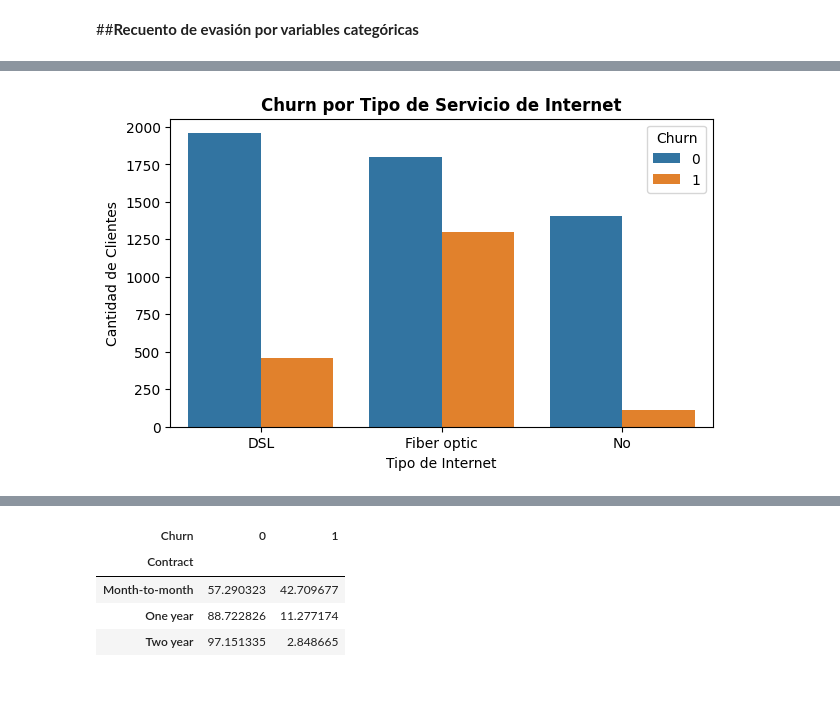
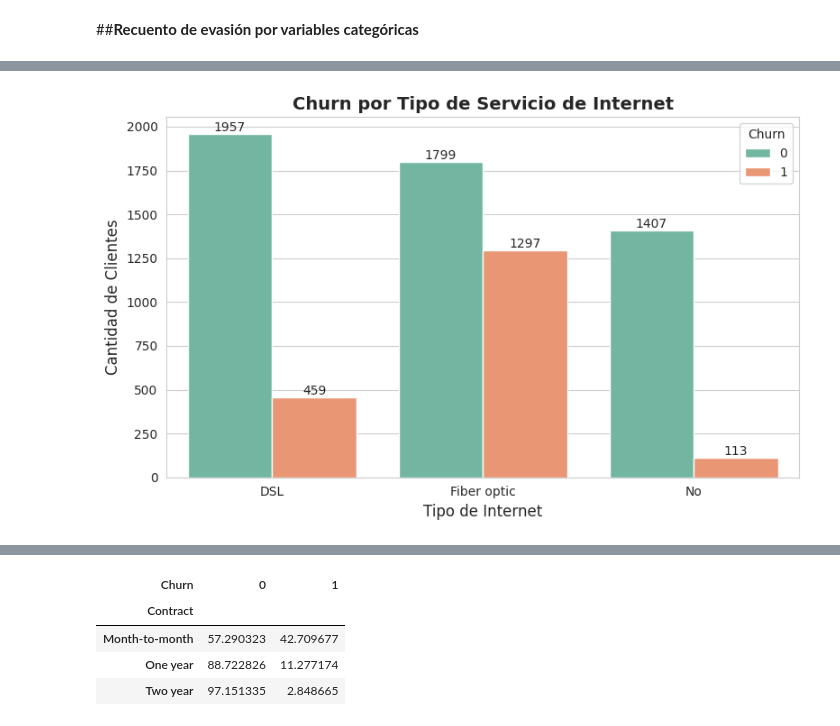
Before and after one commit to NelsiCuevas/Challenge_Telecom_X, a Jupyter notebook: TelecomX_LATAM.ipynb, the cells around one changed output, grey strips where cells are left out. Saved outputs shown, nothing was run; the diff lists cells and outputs as text; code cells hidden in the pictures; blank space fills up the shorter version.

```diff
--- a/TelecomX_LATAM.ipynb
+++ b/TelecomX_LATAM.ipynb
@@ -467,13 +535,31 @@ plt.show()
 # %%
 #Tipo de servicio
-plt.figure(figsize=(7,4))
+plt.figure(figsize=(8,5))
 
-sns.countplot(x="InternetService", hue="Churn", data=df_clientes)
+sns.set_style("whitegrid")
 
-plt.title("Churn por Tipo de Servicio de Internet", fontweight="bold")
-plt.xlabel("Tipo de Internet")
-plt.ylabel("Cantidad de Clientes")
+ax = sns.countplot(
+    x="InternetService",
+    hue="Churn",
+    data=df_clientes,
+    palette="Set2"
+)
+
+plt.title("Churn por Tipo de Servicio de Internet", fontsize=14, fontweight="bold")
+plt.xlabel("Tipo de Internet", fontsize=12)
+plt.ylabel("Cantidad de Clientes", fontsize=12)
+
+# Agregar etiquetas de valores
+for p in ax.patches:
+    height = p.get_height()
+    if height > 0:
+        ax.annotate(f'{int(height)}',
+                    (p.get_x() + p.get_width()/2., height),
+                    ha='center', va='bottom', fontsize=10)
+
+plt.legend(title="Churn")
+plt.tight_layout()
 
 plt.show()
 # %% [output]
-[figure, old version]
+[figure, new version]
```
Also changed, not shown: parts of 16 cells of this notebook.
